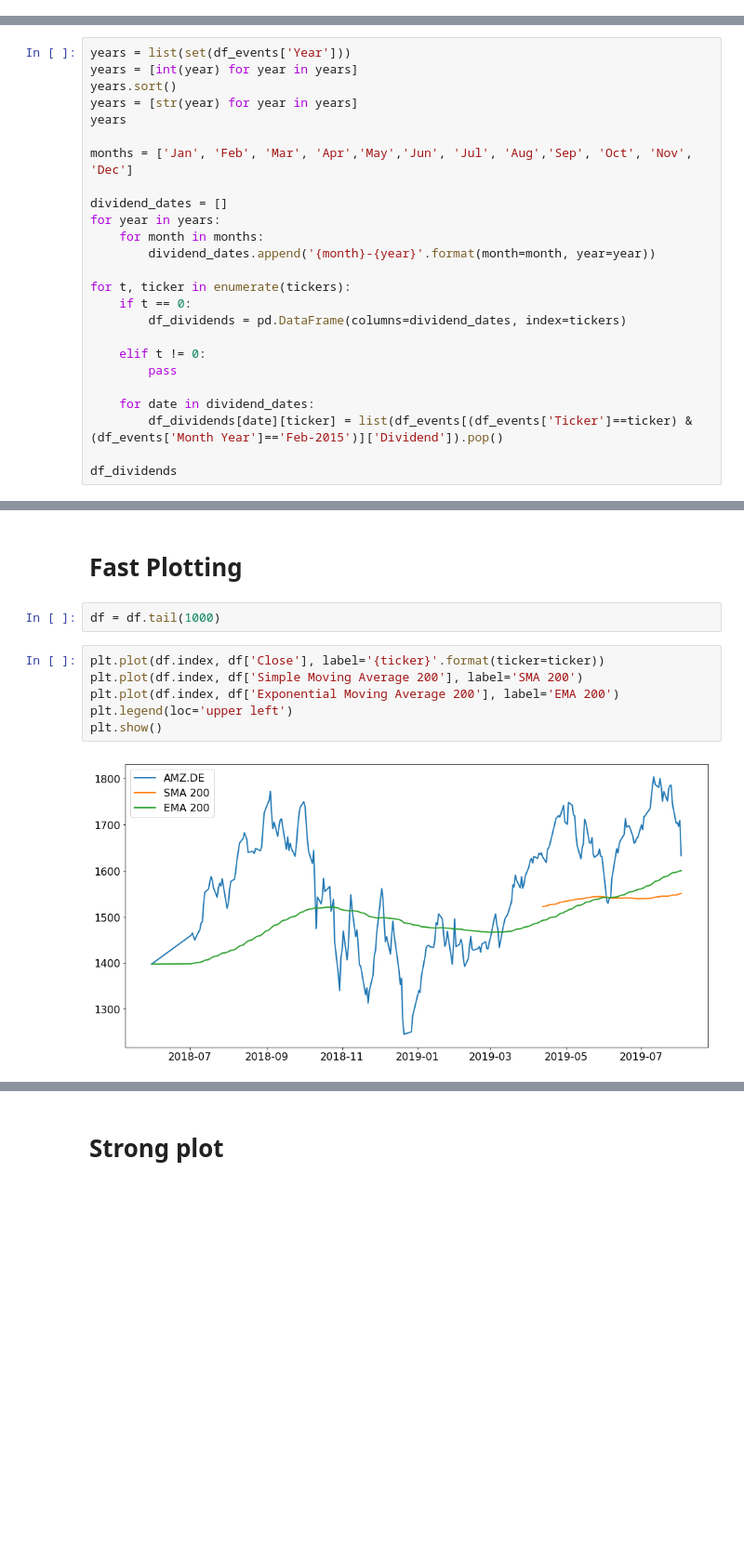
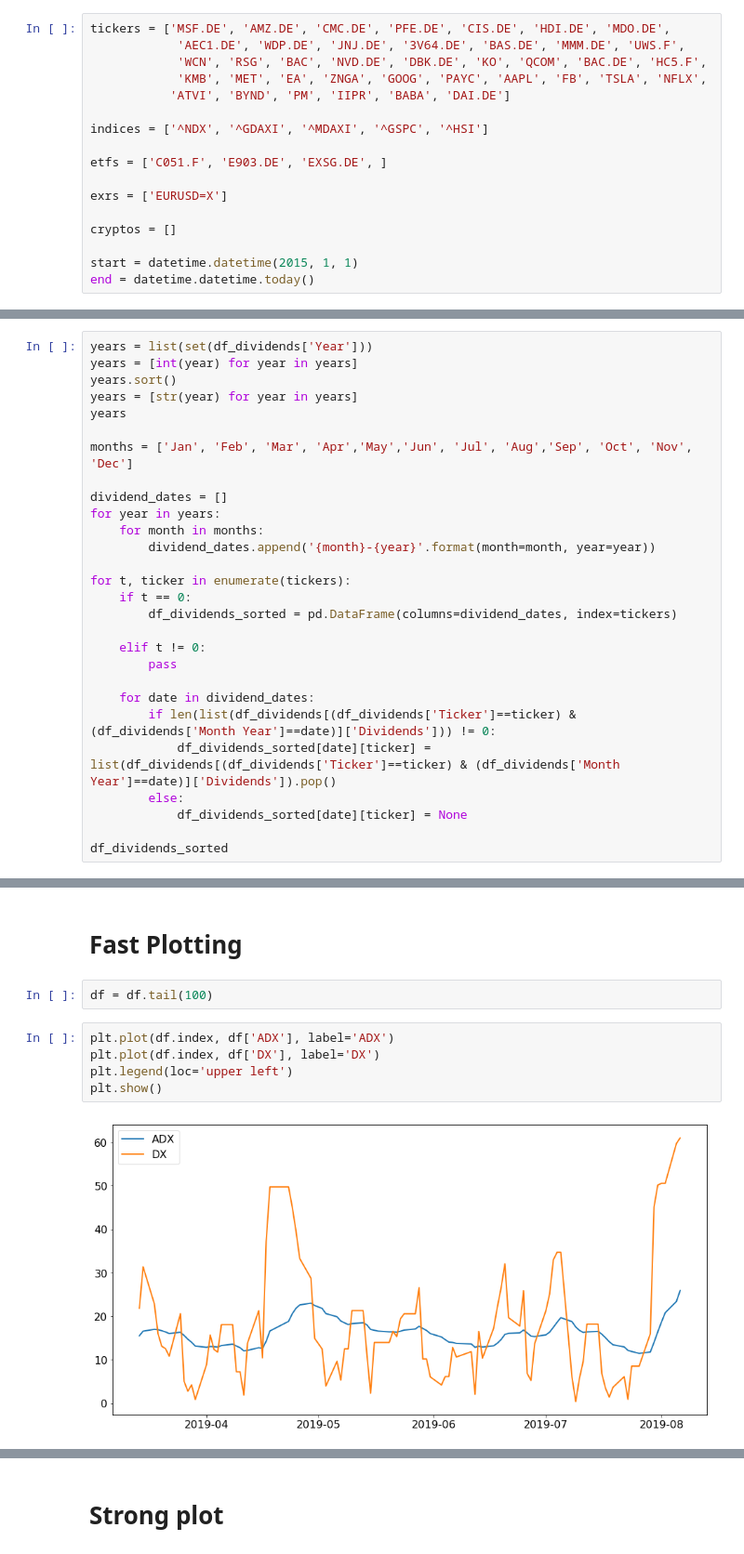
Before and after one commit to dacatay/stock-charting, a Jupyter notebook: src/Indicator Calculation.ipynb, the cells around one changed output, grey strips where cells are left out. Shown at 93% size. Cells and saved outputs as stored; diff of their text form; blank space fills up the shorter version.

Commit message:
new fetch, indicator calculation, plot utility

```diff
--- a/src/Indicator Calculation.ipynb
+++ b/src/Indicator Calculation.ipynb
@@ -41,2 +53,19 @@ plt.rcParams['text.latex.preamble'] = b"\usepackage{subdepth}, \usepackage{type1
+# %%
+tickers = ['MSF.DE', 'AMZ.DE', 'CMC.DE', 'PFE.DE', 'CIS.DE', 'HDI.DE', 'MDO.DE',
+            'AEC1.DE', 'WDP.DE', 'JNJ.DE', '3V64.DE', 'BAS.DE', 'MMM.DE', 'UWS.F',
+            'WCN', 'RSG', 'BAC', 'NVD.DE', 'DBK.DE', 'KO', 'QCOM', 'BAC.DE', 'HC5.F',
+            'KMB', 'MET', 'EA', 'ZNGA', 'GOOG', 'PAYC', 'AAPL', 'FB', 'TSLA', 'NFLX',
+           'ATVI', 'BYND', 'PM', 'IIPR', 'BABA', 'DAI.DE']
+
+indices = ['^NDX', '^GDAXI', '^MDAXI', '^GSPC', '^HSI']
+
+etfs = ['C051.F', 'E903.DE', 'EXSG.DE', ]
+
+exrs = ['EURUSD=X']
+
+cryptos = []
+
+start = datetime.datetime(2015, 1, 1)
+end = datetime.datetime.today()
 # %% [markdown]
 # Data collection
@@ -208,5 +198,5 @@ Name: Dividend, dtype: float64
 # %%
-years = list(set(df_events['Year']))
+years = list(set(df_dividends['Year']))
 years = [int(year) for year in years]
 years.sort()
 years = [str(year) for year in years]
@@ -221,13 +211,16 @@ for year in years:
 
 for t, ticker in enumerate(tickers):
     if t == 0:
-        df_dividends = pd.DataFrame(columns=dividend_dates, index=tickers)
+        df_dividends_sorted = pd.DataFrame(columns=dividend_dates, index=tickers)
 
     elif t != 0:
         pass
 
     for date in dividend_dates:
-        df_dividends[date][ticker] = list(df_events[(df_events['Ticker']==ticker) & (df_events['Month Year']=='Feb-2015')]['Dividend']).pop()
+        if len(list(df_dividends[(df_dividends['Ticker']==ticker) & (df_dividends['Month Year']==date)]['Dividends'])) != 0:
+            df_dividends_sorted[date][ticker] = list(df_dividends[(df_dividends['Ticker']==ticker) & (df_dividends['Month Year']==date)]['Dividends']).pop()
+        else:
+            df_dividends_sorted[date][ticker] = None
 
-df_dividends
+df_dividends_sorted
 # %% [output]
@@ -341,12 +564,11 @@ To retain the current behavior and silence the warning, pass 'sort=True'.
 # %% [markdown]
 # Fast Plotting
 # %%
-df = df.tail(1000)
+df = df.tail(100)
 # %%
-plt.plot(df.index, df['Close'], label='{ticker}'.format(ticker=ticker))
-plt.plot(df.index, df['Simple Moving Average 200'], label='SMA 200')
-plt.plot(df.index, df['Exponential Moving Average 200'], label='EMA 200')
+plt.plot(df.index, df['ADX'], label='ADX')
+plt.plot(df.index, df['DX'], label='DX')
 plt.legend(loc='upper left')
 plt.show()
 # %% [output]
-[figure, old version]
+[figure, new version]
```
Also changed, not shown: parts of 31 cells of this notebook, 9 other files.
